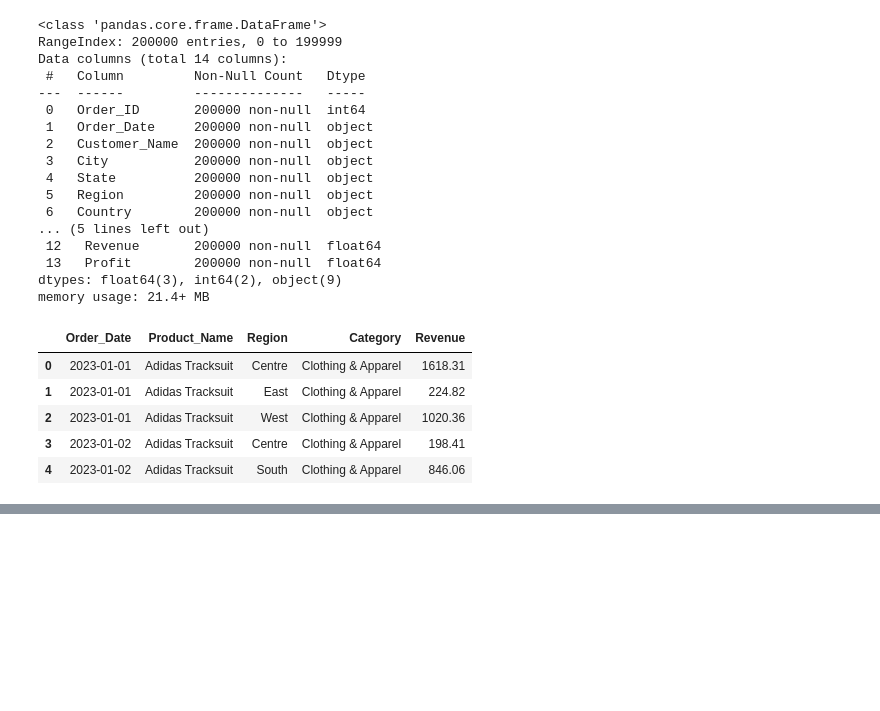
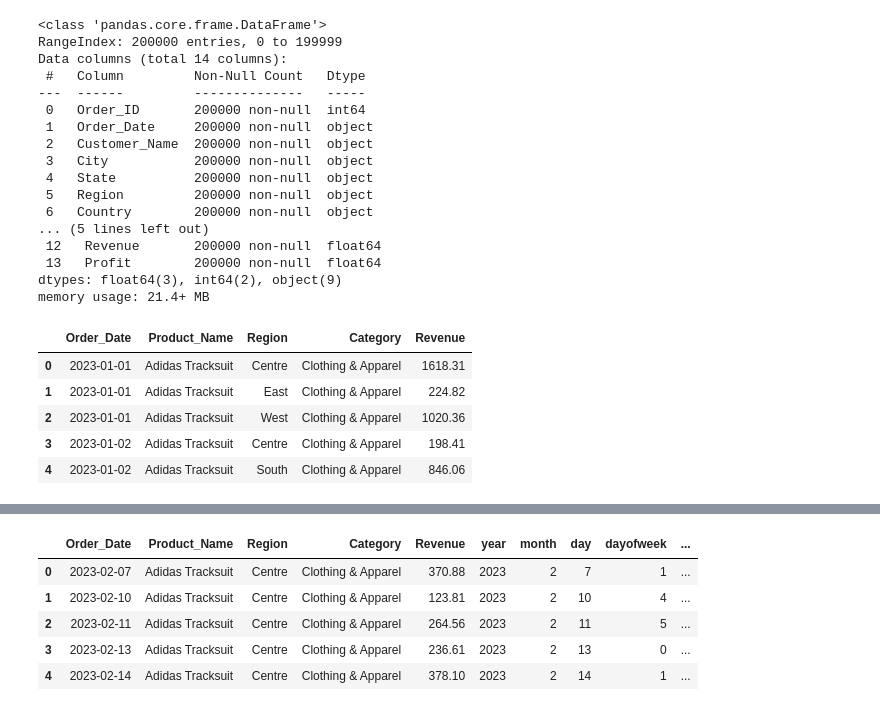
Before and after one commit to sanjanasujay/DemandForecast, a Jupyter notebook: pghMLproject.ipynb, the cells around one changed output, grey strips where cells are left out. Drawn from its saved outputs; the diff is of its cells as text; code cells hidden in the pictures; blank space fills up the shorter version.

```diff
--- a/pghMLproject.ipynb
+++ b/pghMLproject.ipynb
@@ -129,0 +179,43 @@ df_daily.head()
+# %%
+# ====== STEP 7: Lag & Rolling Features (FIXED) ======
+
+df_lagged = df_feat.copy()
+
+# Group by product + region + category for time-series lags
+group_cols = [PRODUCT_COL, REGION_COL, CATEGORY_COL]
+
+# Sort for safety
+df_lagged = df_lagged.sort_values(group_cols + [DATE_COL])
+
+# Lags
+lags = [7, 14, 28]
+for l in lags:
+    df_lagged[f"lag_{l}"] = (
+        df_lagged
+        .groupby(group_cols)[SALES_COL]
+        .shift(l)
+    )
+
+# Rolling means on past sales (using transform to keep index aligned)
+rolling_windows = [7, 14, 28]
+for w in rolling_windows:
+    df_lagged[f"roll_mean_{w}"] = (
+        df_lagged
+        .groupby(group_cols)[SALES_COL]
+        .transform(
+            lambda s: s.shift(1).rolling(window=w, min_periods=1).mean()
+        )
+    )
+
+# Drop rows where the largest lag is not available (optional but recommended)
+min_lag = max(lags)
+df_lagged = df_lagged[df_lagged[f"lag_{min_lag}"].notnull()].reset_index(drop=True)
+
+df_lagged.head()
+# %% [output]
+|  | Order_Date | Product_Name | Region | Category | Revenue | year | month | day | dayofweek | ... |
+| 0 | 2023-02-07 | Adidas Tracksuit | Centre | Clothing & Apparel | 370.88 | 2023 | 2 | 7 | 1 | ... |
+| 1 | 2023-02-10 | Adidas Tracksuit | Centre | Clothing & Apparel | 123.81 | 2023 | 2 | 10 | 4 | ... |
+| 2 | 2023-02-11 | Adidas Tracksuit | Centre | Clothing & Apparel | 264.56 | 2023 | 2 | 11 | 5 | ... |
+| 3 | 2023-02-13 | Adidas Tracksuit | Centre | Clothing & Apparel | 236.61 | 2023 | 2 | 13 | 0 | ... |
+| 4 | 2023-02-14 | Adidas Tracksuit | Centre | Clothing & Apparel | 378.10 | 2023 | 2 | 14 | 1 | ... |
```
Also changed, not shown: parts of 5 cells of this notebook.
